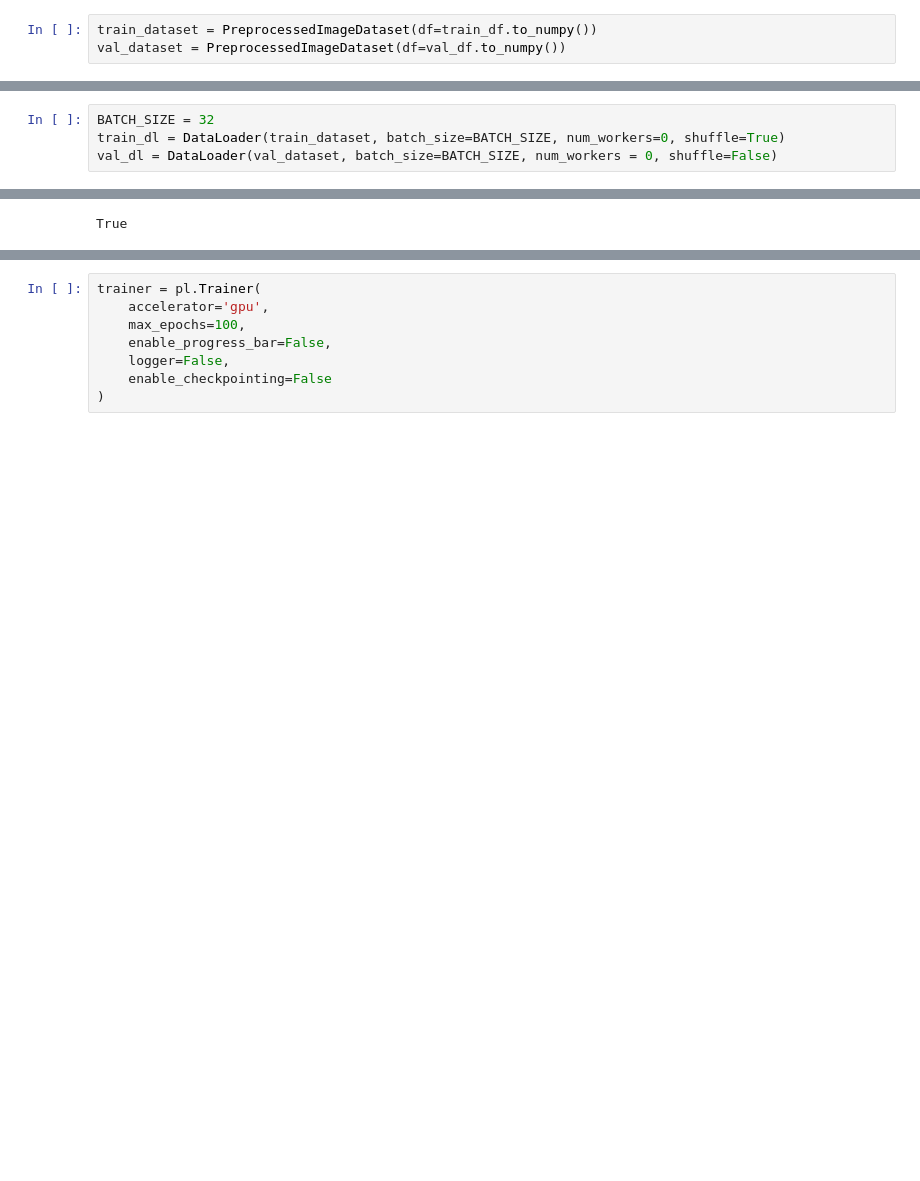
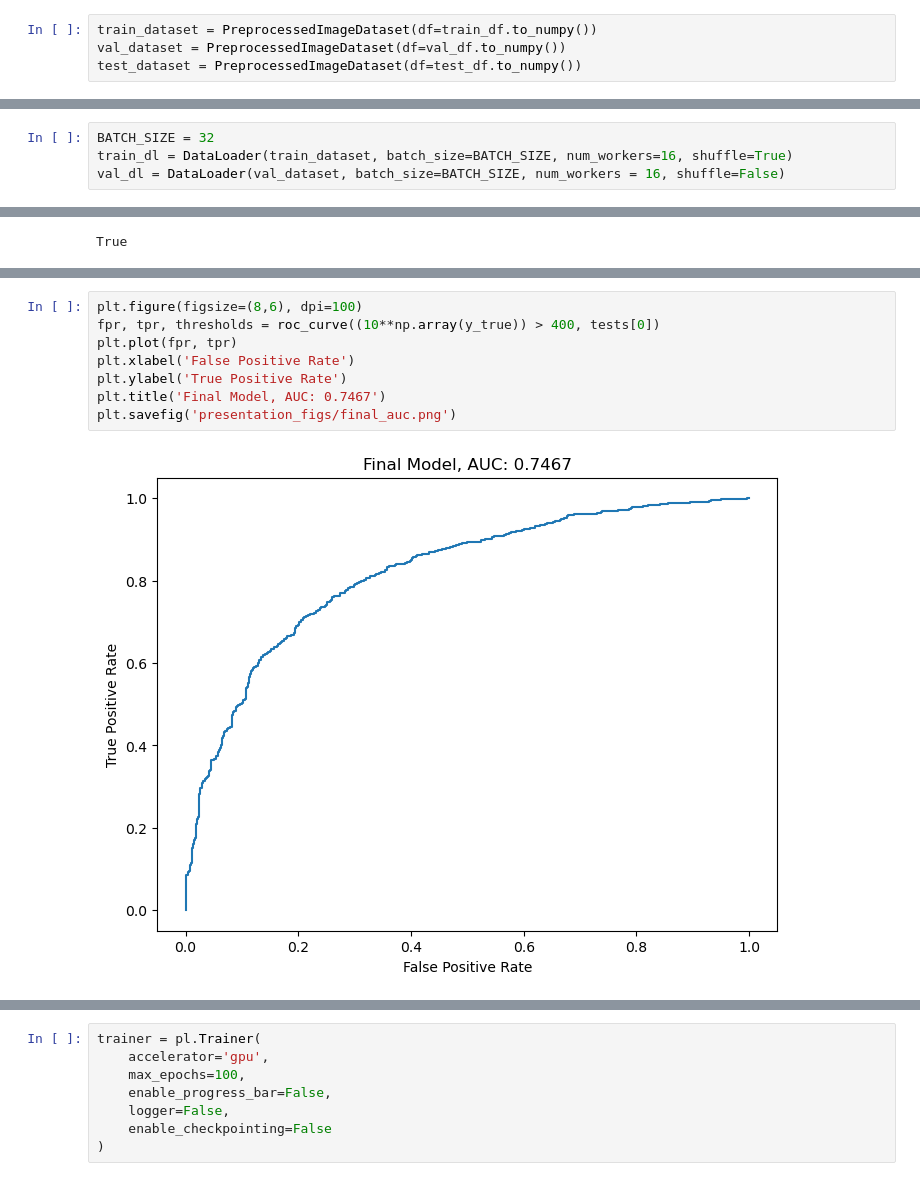
Before and after one commit to jmryan19/DSC180, a Jupyter notebook: A/1_playaround.ipynb, the cells around one changed output, grey strips where cells are left out. Saved outputs shown, nothing was run; the diff lists cells and outputs as text; blank space fills up the shorter version.

```diff
--- a/A/1_playaround.ipynb
+++ b/A/1_playaround.ipynb
@@ -282,3 +258,4 @@ val_dataset = ImageDataset(hfs, df=val_df[val_df.hf_loc == 0], transform=transfo
 # %%
 train_dataset = PreprocessedImageDataset(df=train_df.to_numpy())
 val_dataset = PreprocessedImageDataset(df=val_df.to_numpy())
+test_dataset = PreprocessedImageDataset(df=test_df.to_numpy())
@@ -321,8 +278,8 @@ def collate_fn_xray(data):
     return torch.stack(x), y, heart
 # %%
 BATCH_SIZE = 32
-train_dl = DataLoader(train_dataset, batch_size=BATCH_SIZE, num_workers=0, shuffle=True)
-val_dl = DataLoader(val_dataset, batch_size=BATCH_SIZE, num_workers = 0, shuffle=False)
+train_dl = DataLoader(train_dataset, batch_size=BATCH_SIZE, num_workers=16, shuffle=True)
+val_dl = DataLoader(val_dataset, batch_size=BATCH_SIZE, num_workers = 16, shuffle=False)
 # %% [markdown]
 ## BNPP Metrics
 # %%
@@ -669,0 +964,10 @@ Sequential(
+# %%
+plt.figure(figsize=(8,6), dpi=100)
+fpr, tpr, thresholds = roc_curve((10**np.array(y_true)) > 400, tests[0])
+plt.plot(fpr, tpr)
+plt.xlabel('False Positive Rate')
+plt.ylabel('True Positive Rate')
+plt.title('Final Model, AUC: 0.7467')
+plt.savefig('presentation_figs/final_auc.png')
+# %% [output]
+[figure, added]
```
Also changed, not shown: parts of 115 cells of this notebook, 29 other files.
